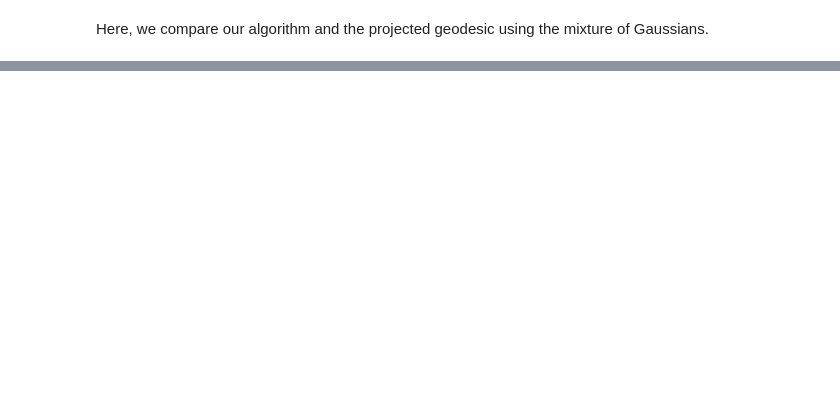
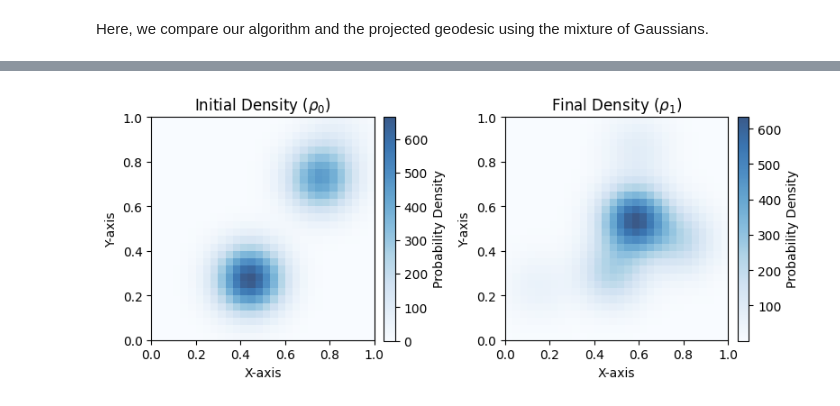
Before and after one commit to mao1756/pdot, a Jupyter notebook: exploratory/wfr_proximal_SHK.ipynb, the cells around one changed output, grey strips where cells are left out. Cells and saved outputs as stored; diff of their text form; code cells hidden in the pictures; blank space fills up the shorter version.

```diff
--- a/exploratory/wfr_proximal_SHK.ipynb
+++ b/exploratory/wfr_proximal_SHK.ipynb
@@ -360,0 +351,98 @@ np.save('rho_1_SHK.npy', rho_1)
+# %%
+# Define the initial and the terminal distributions
+K = 30
+interval_length = [1.0, 1.0]  # 2D
+grid_size = [K, K]
+sigma = 0.1
+
+# Generate 2D Gaussian mixtures
+grids, rho_0 = generate_gaussian_mixture(3, interval_length, grid_size, sigma=sigma, dimension=2)
+_, rho_1 = generate_gaussian_mixture(5, interval_length, grid_size, sigma=sigma, dimension=2)
+
+# Scale the densities to make it an unbalanced problem
+rho_0 = rho_0 * 256 * 256
+rho_1 = rho_1 * 256 * 256
+
+# Create meshgrid for plotting
+X, Y = grids
+
+fig, axs = plt.subplots(1, 2, figsize=(8, 4))
+
+# Plot rho_0
+im0 = axs[0].imshow(rho_0, extent=(0, interval_length[0], 0, interval_length[1]),
+                    origin='lower', cmap='Blues', alpha=0.8)
+axs[0].set_title("Initial Density ($\\rho_0$)")
+axs[0].set_xlabel('X-axis')
+axs[0].set_ylabel('Y-axis')
+fig.colorbar(im0, ax=axs[0], fraction=0.046, pad=0.04, label='Probability Density')
+
+# Plot rho_1
+im1 = axs[1].imshow(rho_1, extent=(0, interval_length[0], 0, interval_length[1]),
+                    origin='lower', cmap='Blues', alpha=0.8)
+axs[1].set_title("Final Density ($\\rho_1$)")
+axs[1].set_xlabel('X-axis')
+axs[1].set_ylabel('Y-axis')
+fig.colorbar(im1, ax=axs[1], fraction=0.046, pad=0.04, label='Probability Density')
+
+plt.tight_layout()
+plt.show()
+
+T = 60
+z, lists = computeGeodesic(rho_0, rho_1, T, (1.0, 1.0, 1.0), niter = 1000)
+
+WFR = np.sqrt(z.V.energy(1.0, 2.0, 2.0))
+print(f"WFR: {WFR}")
+SHK = WFR_to_SHK(WFR)
+r0 = 1.0
+r1 = 1.0
+
+# Reparametrize the mass distributions
+reparam_D = reparametrize_mass_distributions(z.U.D[0], SHK, r0, r1, (T, K, K), (1, 1))
+
+# Calculate the constrained geodesic
+z, lists = computeGeodesic(rho_0, rho_1, T, (1.0, 1.0, 1.0), np.ones((T, K, K)), np.ones(T), niter = 1000)
+
+# Set up the figure and axes
+ylim = [-25, 25]
+fig, axs = plt.subplots(1, 2, figsize=[8, 4])
+
+# Initialize the images
+im0 = axs[0].imshow(z.U.D[0][0], extent=(0, interval_length[0], 0, interval_length[1]),
+                    origin='lower', cmap='Reds', alpha=0.8)
+im1 = axs[1].imshow(reparam_D[0], extent=(0, interval_length[0], 0, interval_length[1]),
+                    origin='lower', cmap='Blues', alpha=0.8)
+
+# Set titles and labels
+axs[0].set_title('Comparison - Constrained UOT')
+axs[0].set_xlabel('X-axis')
+axs[0].set_ylabel('Y-axis')
+
+axs[1].set_title('Comparison - Projected Unconstrained UOT')
+axs[1].set_xlabel('X-axis')
+axs[1].set_ylabel('Y-axis')
+
+# Create colorbars only once
+fig.colorbar(im0, ax=axs[0], fraction=0.046, pad=0.04, label='Density Value')
+fig.colorbar(im1, ax=axs[1], fraction=0.046, pad=0.04, label='Density Value')
+
+def init():
+    # Initialization function for the animation
+    im0.set_data(z.U.D[0][0])
+    im1.set_data(reparam_D[0])
+    return [im0, im1]
+
+def update(t):
+    # Update function for the animation
+    im0.set_data(z.U.D[0][t])
+    im1.set_data(reparam_D[t])
+    return [im0, im1]
+
+# Create the animation
+ani = animation.FuncAnimation(fig, update, frames=range(T), init_func=init, blit=False)
+
+# Save the animation as an MP4 video
+Writer = animation.writers['ffmpeg']
+writer = Writer(fps=10, metadata=dict(artist='Me'), bitrate=1800)
+ani.save('animation2D.mp4', writer=writer)
+# %% [output]
+[figure, added]
```
Also changed, not shown: parts of 15 cells of this notebook, 2 other files.
